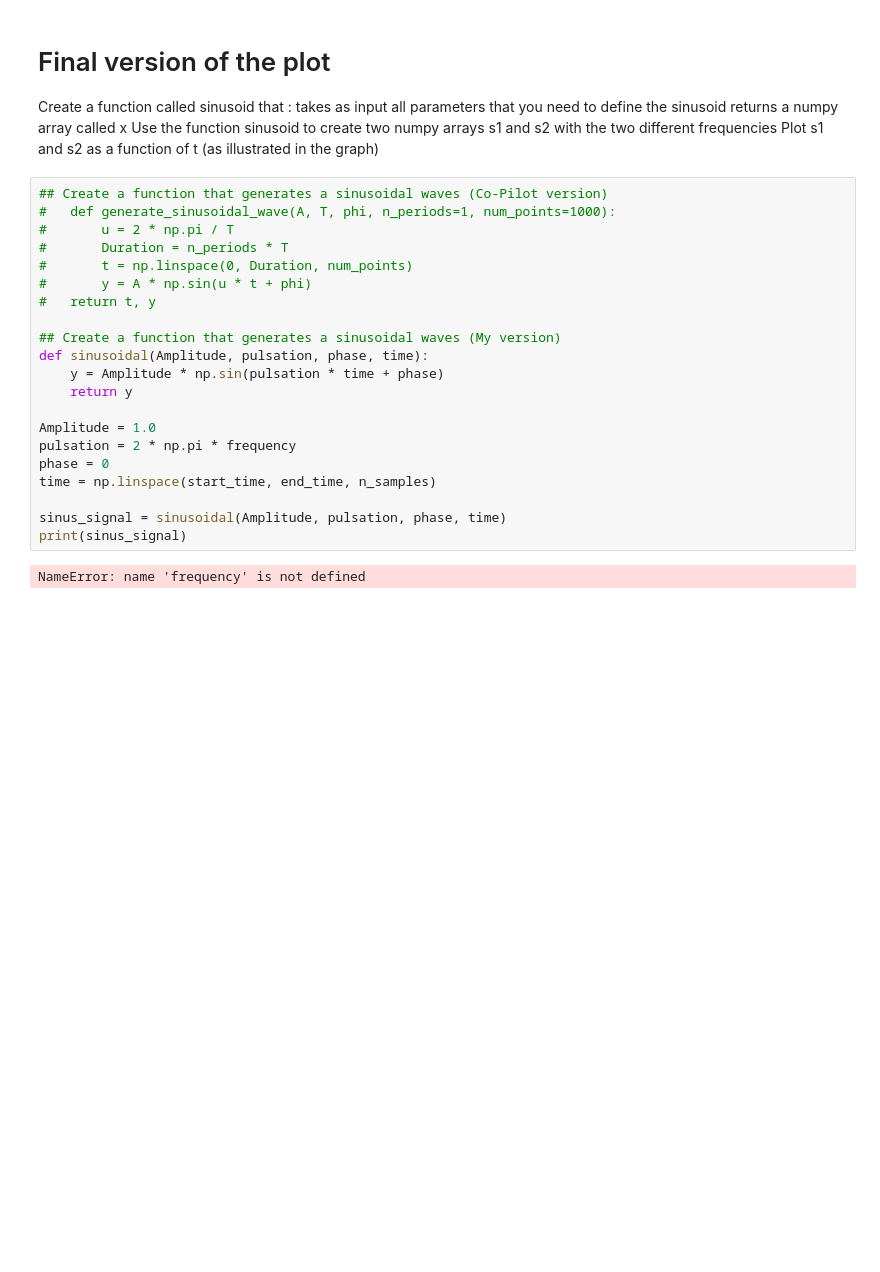
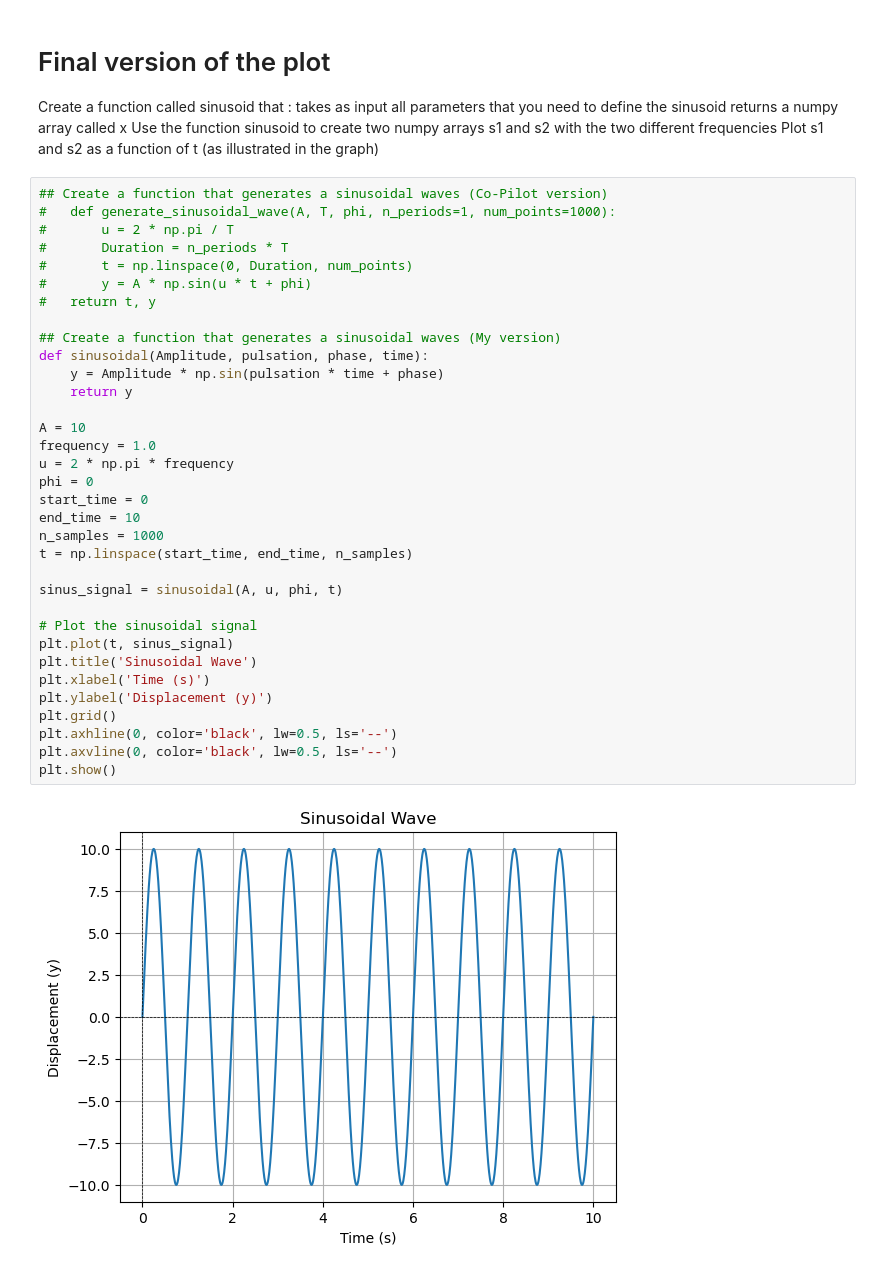
Before and after one commit to VictorSal0student/Series02-Python, a Jupyter notebook: Series02.ipynb, the cells around one changed output. Drawn from its saved outputs; the diff is of its cells as text; blank space fills up the shorter version.

Commit message:
Update Series02.ipynb
add function cal and plot

```diff
--- a/Series02.ipynb
+++ b/Series02.ipynb
@@ -99,23 +99,36 @@ Plot s1 and s2 as a function of t (as illustrated in the graph)
 # %%
 ## Create a function that generates a sinusoidal waves (Co-Pilot version)
 #   def generate_sinusoidal_wave(A, T, phi, n_periods=1, num_points=1000):
 #       u = 2 * np.pi / T
 #       Duration = n_periods * T
 #       t = np.linspace(0, Duration, num_points)
 #       y = A * np.sin(u * t + phi)
 #   return t, y
 
 ## Create a function that generates a sinusoidal waves (My version)
 def sinusoidal(Amplitude, pulsation, phase, time):
     y = Amplitude * np.sin(pulsation * time + phase)
     return y
 
-Amplitude = 1.0
-pulsation = 2 * np.pi * frequency
-phase = 0
-time = np.linspace(start_time, end_time, n_samples)
+A = 10
+frequency = 1.0
+u = 2 * np.pi * frequency
+phi = 0
+start_time = 0
+end_time = 10
+n_samples = 1000
+t = np.linspace(start_time, end_time, n_samples)
 
-sinus_signal = sinusoidal(Amplitude, pulsation, phase, time)
-print(sinus_signal)
+sinus_signal = sinusoidal(A, u, phi, t)
+
+# Plot the sinusoidal signal
+plt.plot(t, sinus_signal)
+plt.title('Sinusoidal Wave')
+plt.xlabel('Time (s)')
+plt.ylabel('Displacement (y)')
+plt.grid()
+plt.axhline(0, color='black', lw=0.5, ls='--')
+plt.axvline(0, color='black', lw=0.5, ls='--')
+plt.show()
 # %% [output]
-NameError: name 'frequency' is not defined
+[figure, added]
```
